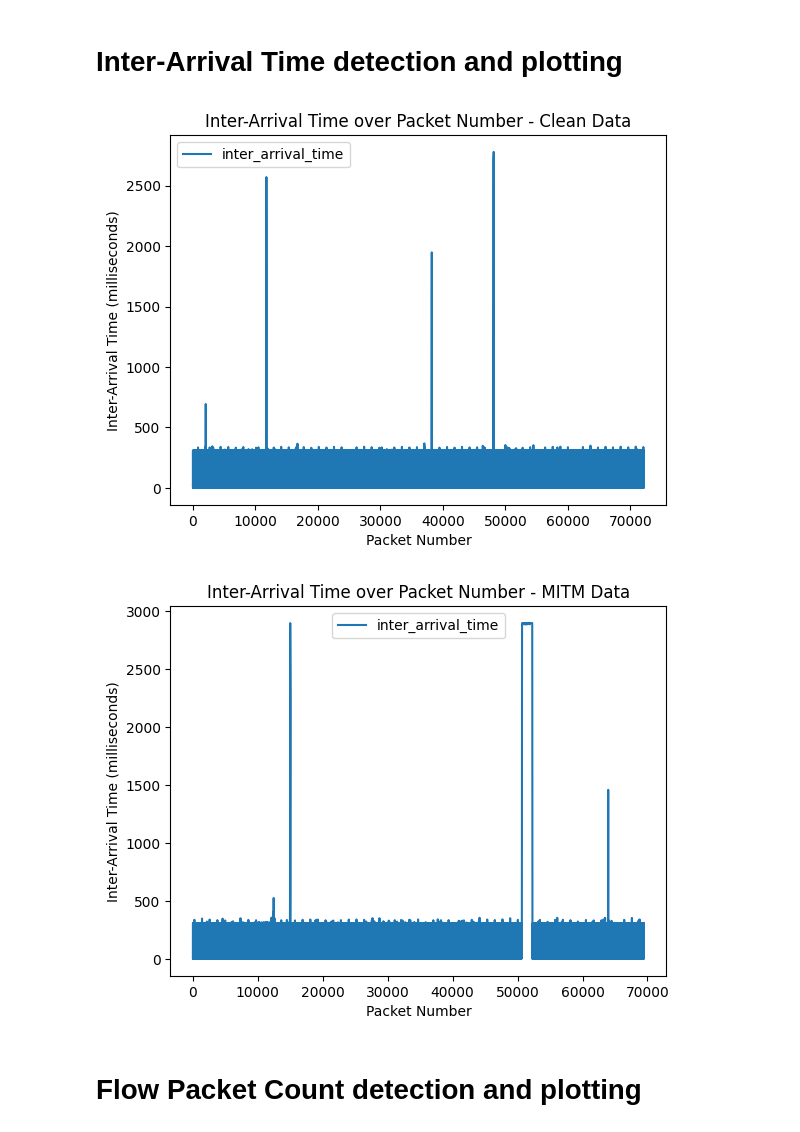
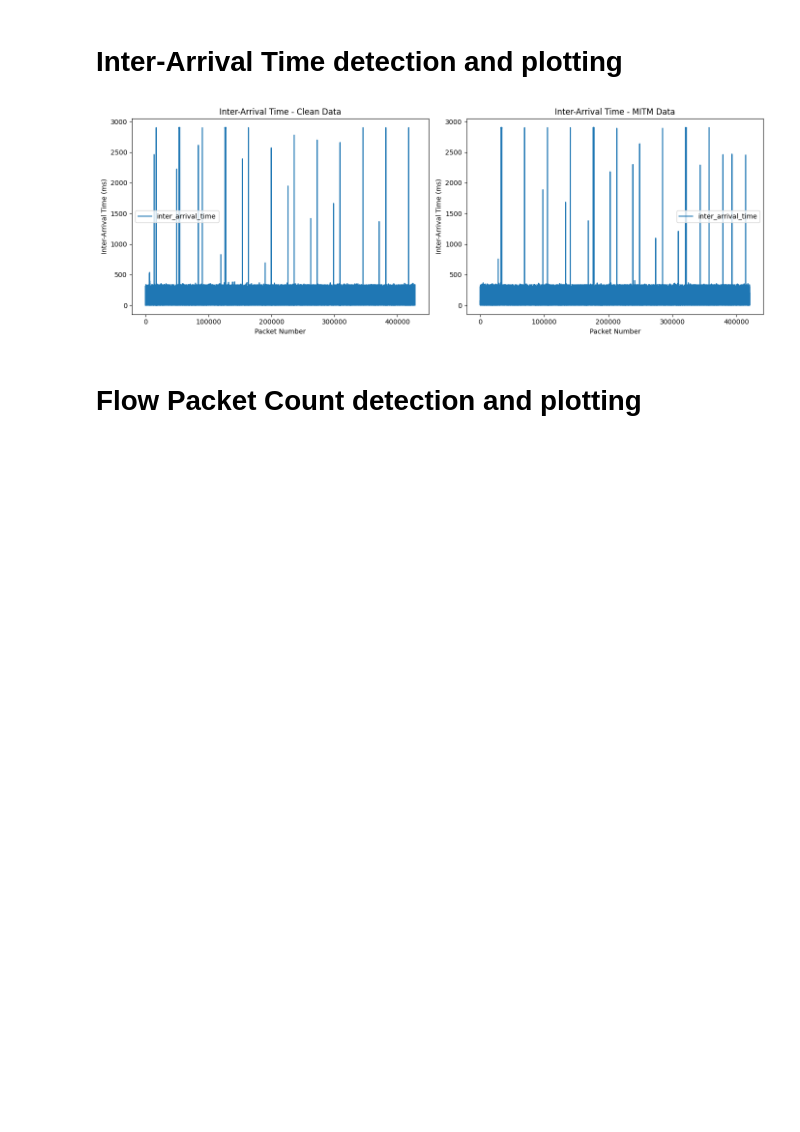
Before and after one commit to living-proof/Foundational-Model-for-Energy-Security, a Jupyter notebook: notebooks/02_analysis/mitm_analysis.ipynb, the cells around one changed output. Saved outputs shown, nothing was run; the diff lists cells and outputs as text; code cells hidden in the pictures; blank space fills up the shorter version.

```diff
--- a/notebooks/02_analysis/mitm_analysis.ipynb
+++ b/notebooks/02_analysis/mitm_analysis.ipynb
@@ -10,8 +10,8 @@ import os
 import matplotlib.pyplot as plt
 from sklearn.ensemble import IsolationForest
 # %%
-clean_data = "data\\processed\\captures1_v2\\clean\\eth2dump-clean-1h_1.csv"
-mitm_data = "data\\processed\\captures1_v2\\mitm\\eth2dump-mitm-change-5m-1h_1.csv"
+clean_data = "data\\processed\\captures1_v2\\clean\\MODBUS_ONLY_eth2dump-clean-6h_1.csv"
+mitm_data = "data\\processed\\captures1_v2\\mitm\\MODBUS_ONLY_eth2dump-mitm-change-30m-6h_1.csv"
 
 absolute_clean_path = (Path("../..") / clean_data).resolve()
 absolute_mitm_path = (Path("../..") / mitm_data).resolve()
@@ -64,20 +68,27 @@ plt.show()
 # %%
 # Convert seconds to milliseconds for better readability
 clean_data['inter_arrival_time'] = clean_data['inter_arrival_time'] * 1000
 mitm_data['inter_arrival_time'] = mitm_data['inter_arrival_time'] * 1000
 
-clean_data.plot(kind='line', x='packet_number', y='inter_arrival_time', title='Inter-Arrival Time over Packet Number - Clean Data')
-plt.xlabel('Packet Number')
-plt.ylabel('Inter-Arrival Time (milliseconds)')
+# Create figure with 2 subplots (1 row, 2 columns)
+fig, (ax1, ax2) = plt.subplots(1, 2, figsize=(14, 5))
+
+# Plot clean data
+clean_data.plot(kind='line', x='packet_number', y='inter_arrival_time', ax=ax1)
+ax1.set_xlabel('Packet Number')
+ax1.set_ylabel('Inter-Arrival Time (ms)')
+ax1.set_title('Inter-Arrival Time - Clean Data')
+
+# Plot MITM data
+mitm_data.plot(kind='line', x='packet_number', y='inter_arrival_time', ax=ax2)
+ax2.set_xlabel('Packet Number')
+ax2.set_ylabel('Inter-Arrival Time (ms)')
+ax2.set_title('Inter-Arrival Time - MITM Data')
+
+plt.tight_layout()
 plt.show()
-
-mitm_data.plot(kind='line', x='packet_number', y='inter_arrival_time', title='Inter-Arrival Time over Packet Number - MITM Data')
-plt.xlabel('Packet Number')
-plt.ylabel('Inter-Arrival Time (milliseconds)')
-plt.show()
 # %% [output]
-[figure, old version]
+[figure, new version]
-[figure, removed]
 # %% [markdown]
 # Flow Packet Count detection and plotting
 # %%
```
Also changed, not shown: parts of 12 cells of this notebook, 11 other files.
